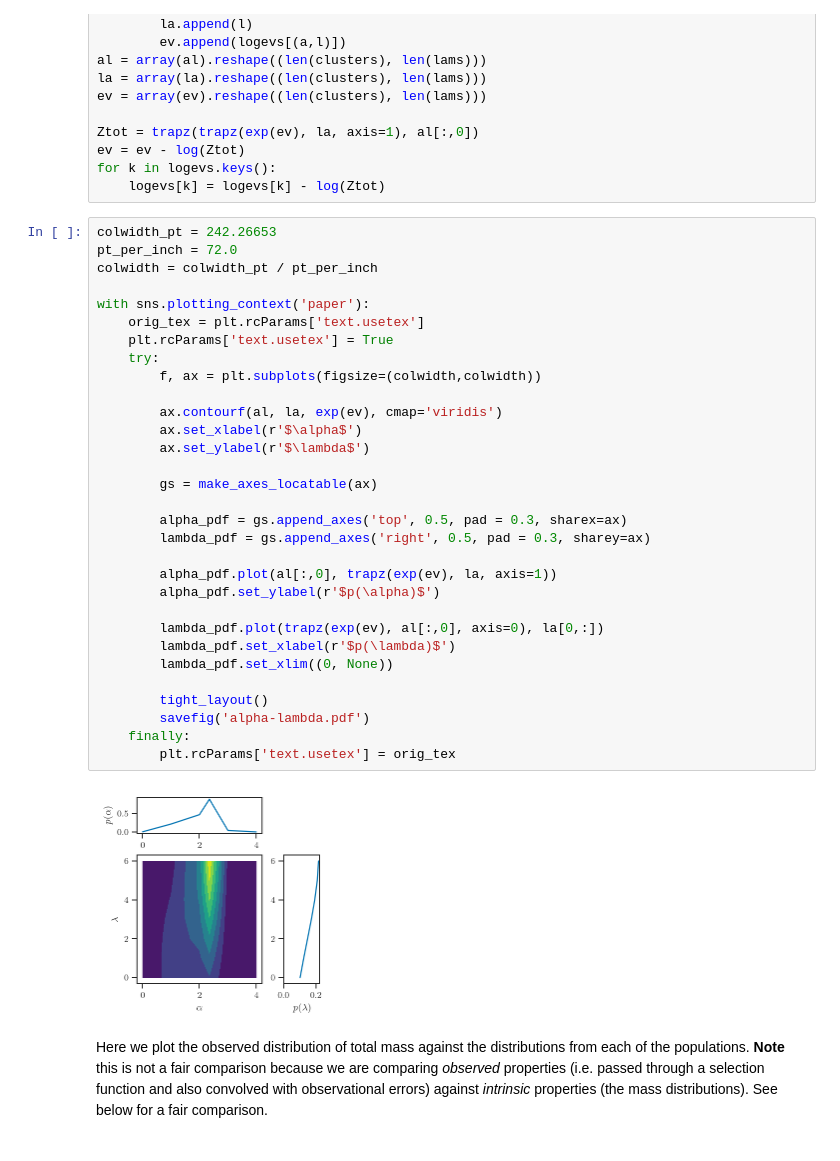
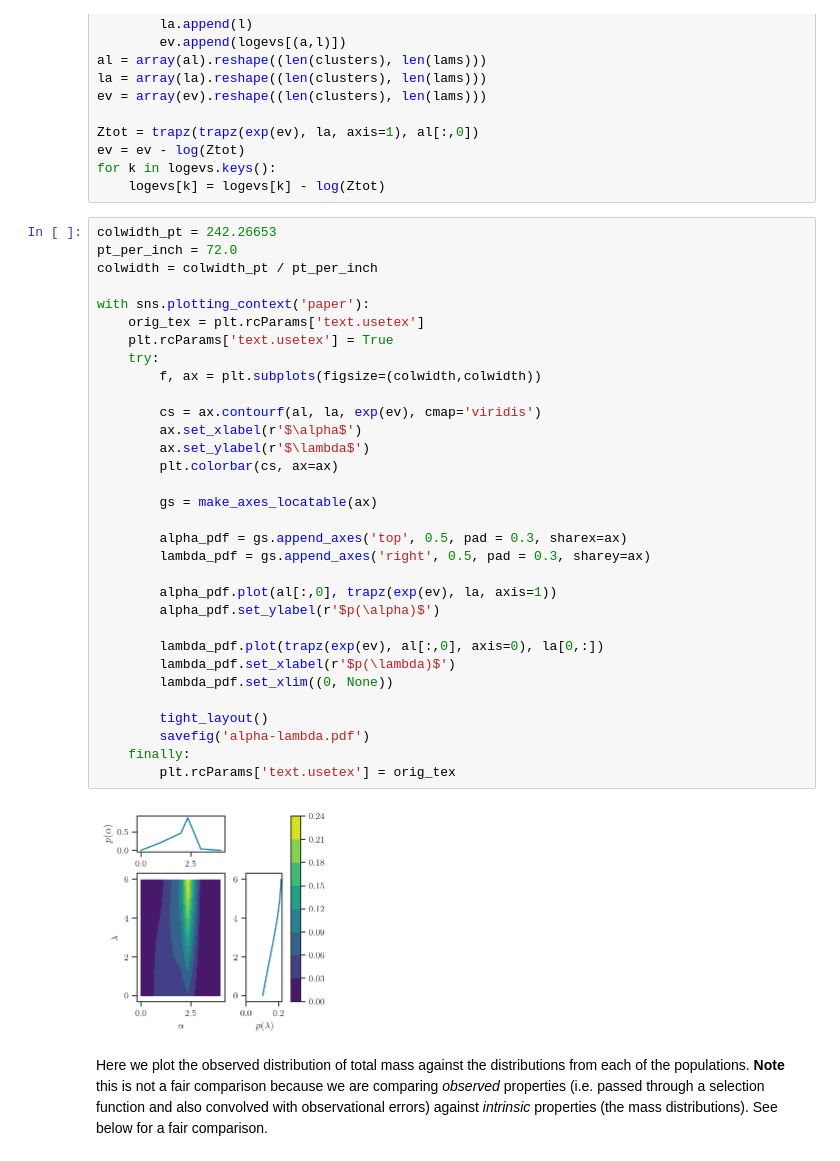
Before and after one commit to farr/ClusterBHGW, a Jupyter notebook: Populations.ipynb, the cells around one changed output. Cells and saved outputs as stored; diff of their text form.

Commit message:
Added colorbar to plot.

```diff
--- a/Populations.ipynb
+++ b/Populations.ipynb
@@ -365,35 +365,36 @@ for k in logevs.keys():
 colwidth_pt = 242.26653
 pt_per_inch = 72.0
 colwidth = colwidth_pt / pt_per_inch
 
 with sns.plotting_context('paper'):
     orig_tex = plt.rcParams['text.usetex']
     plt.rcParams['text.usetex'] = True
     try:
         f, ax = plt.subplots(figsize=(colwidth,colwidth))
 
-        ax.contourf(al, la, exp(ev), cmap='viridis')
+        cs = ax.contourf(al, la, exp(ev), cmap='viridis')
         ax.set_xlabel(r'$\alpha$')
         ax.set_ylabel(r'$\lambda$')
+        plt.colorbar(cs, ax=ax)
 
         gs = make_axes_locatable(ax)
 
         alpha_pdf = gs.append_axes('top', 0.5, pad = 0.3, sharex=ax)
         lambda_pdf = gs.append_axes('right', 0.5, pad = 0.3, sharey=ax)
 
         alpha_pdf.plot(al[:,0], trapz(exp(ev), la, axis=1))
         alpha_pdf.set_ylabel(r'$p(\alpha)$')
 
         lambda_pdf.plot(trapz(exp(ev), al[:,0], axis=0), la[0,:])
         lambda_pdf.set_xlabel(r'$p(\lambda)$')
         lambda_pdf.set_xlim((0, None))
 
         tight_layout()
         savefig('alpha-lambda.pdf')
     finally:
         plt.rcParams['text.usetex'] = orig_tex
 # %% [output]
-[figure, old version]
+[figure, new version]
 # %% [markdown]
 Here we plot the observed distribution of total mass against the distributions from each of the populations.  **Note** this is not a fair comparison because we are comparing *observed* properties (i.e. passed through a selection function and also convolved with observational errors) against *intrinsic* properties (the mass distributions).  See below for a fair comparison.
 # %%
```
Also changed, not shown: 1 other file.
